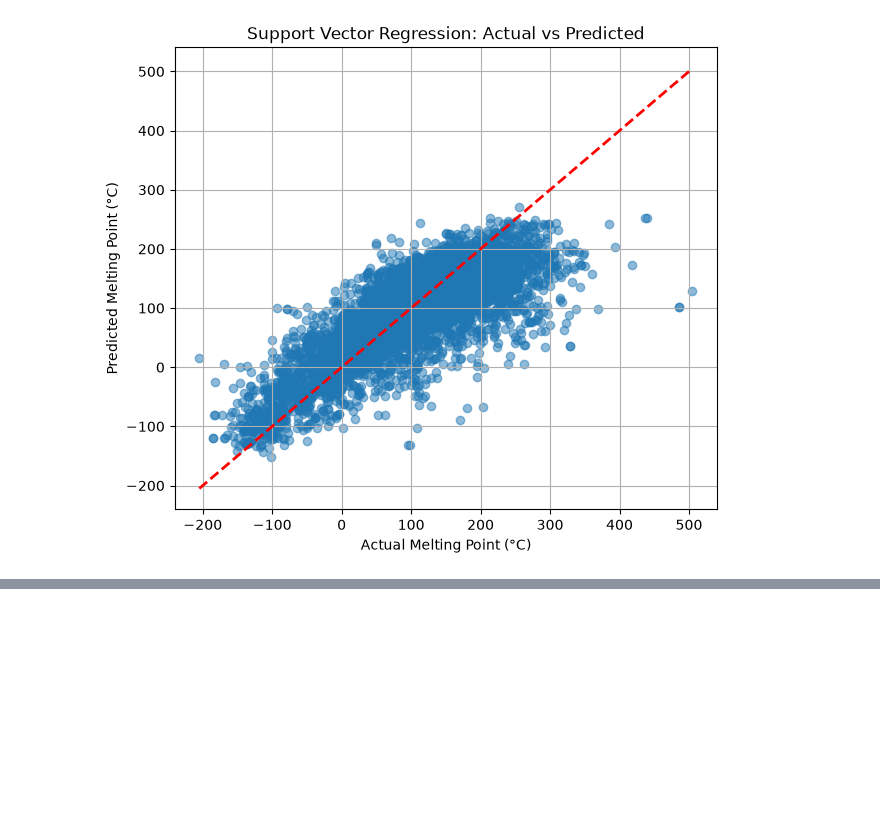
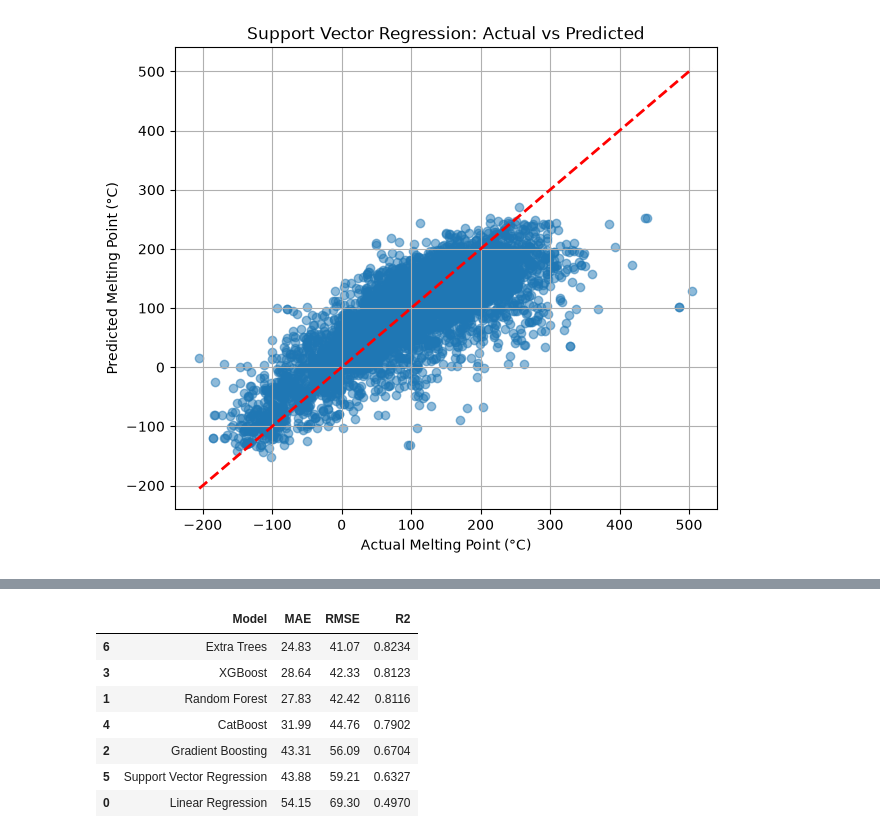
Before and after one commit to thedhawalpanchamiya/melting-point, a Jupyter notebook: melting-point.ipynb, the cells around one changed output, grey strips where cells are left out. Saved outputs shown, nothing was run; the diff lists cells and outputs as text; code cells hidden in the pictures; blank space fills up the shorter version.

```diff
--- a/melting-point.ipynb
+++ b/melting-point.ipynb
@@ -809,0 +825,51 @@ R²   : 0.6327
+# %%
+results = pd.DataFrame({
+    "Model": [
+        "Linear Regression",
+        "Random Forest",
+        "Gradient Boosting",
+        "XGBoost",
+        "CatBoost",
+        "Support Vector Regression",
+        "Extra Trees"
+    ],
+    "MAE": [
+        54.15,
+        27.83,
+        43.31,
+        28.64,
+        31.99,
+        43.88,
+        24.83
+    ],
+    "RMSE": [
+        69.30,
+        42.42,
+        56.09,
+        42.33,
+        44.76,
+        59.21,
+        41.07
+    ],
+    "R2": [
+        0.4970,
+        0.8116,
+        0.6704,
+        0.8123,
+        0.7902,
+        0.6327,
+        0.8234
+    ]
+})
+
+results = results.sort_values("R2", ascending=False)
+results
+# %% [output]
+|  | Model | MAE | RMSE | R2 |
+| 6 | Extra Trees | 24.83 | 41.07 | 0.8234 |
+| 3 | XGBoost | 28.64 | 42.33 | 0.8123 |
+| 1 | Random Forest | 27.83 | 42.42 | 0.8116 |
+| 4 | CatBoost | 31.99 | 44.76 | 0.7902 |
+| 2 | Gradient Boosting | 43.31 | 56.09 | 0.6704 |
+| 5 | Support Vector Regression | 43.88 | 59.21 | 0.6327 |
+| 0 | Linear Regression | 54.15 | 69.30 | 0.4970 |
```
Also changed, not shown: parts of 5 cells of this notebook.
